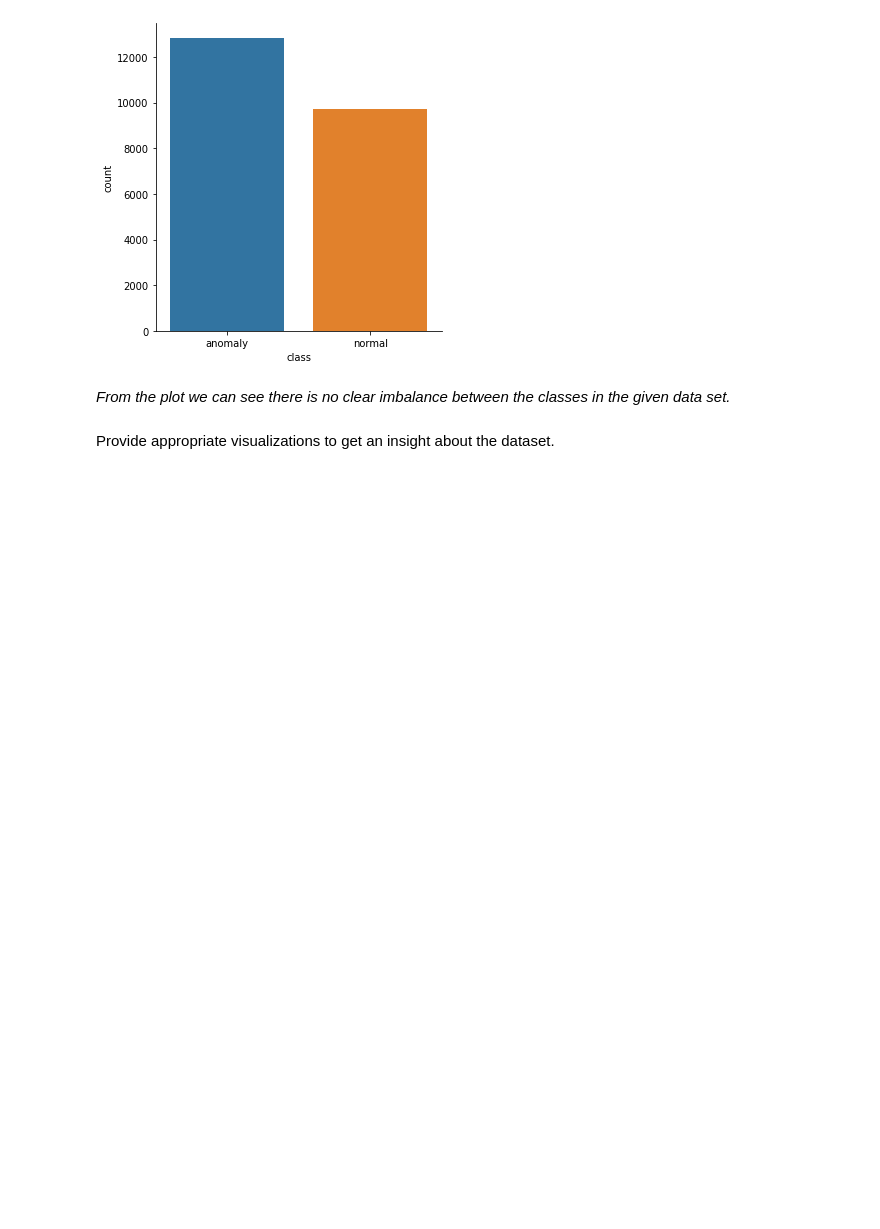
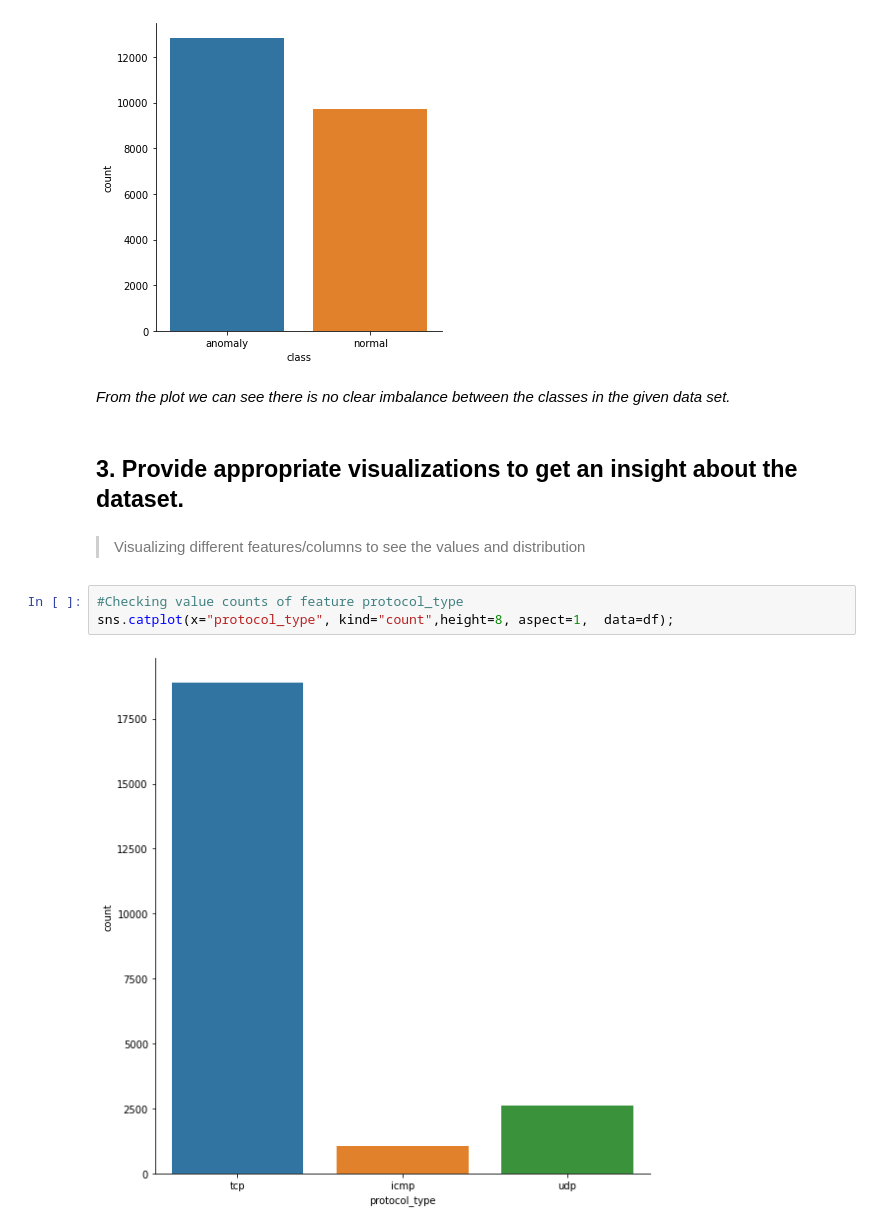
Before and after one commit to rakeshvitta/rakeshvitta, a Jupyter notebook: Group250_Anamoly.ipynb, the cells around one changed output. Drawn from its saved outputs; the diff is of its cells as text; blank space fills up the shorter version.

```diff
--- a/Group250_Anamoly.ipynb
+++ b/Group250_Anamoly.ipynb
@@ -97,4 +96,13 @@ plot = sns.catplot(x="class", kind="count",  data=df)
 # %% [markdown]
 *From the plot we can see there is no clear imbalance between the classes in the given data set.*
 # %% [markdown]
-Provide appropriate visualizations to get an insight about the dataset.
+<h2>3. Provide appropriate visualizations to get an insight about the dataset.</h2>
+# %% [markdown]
+
+
+> Visualizing different features/columns to see the values and distribution
+# %%
+#Checking value counts of feature protocol_type
+sns.catplot(x="protocol_type", kind="count",height=8, aspect=1,  data=df);
+# %% [output]
+[figure, added]
```
Also changed, not shown: parts of 31 cells of this notebook.
